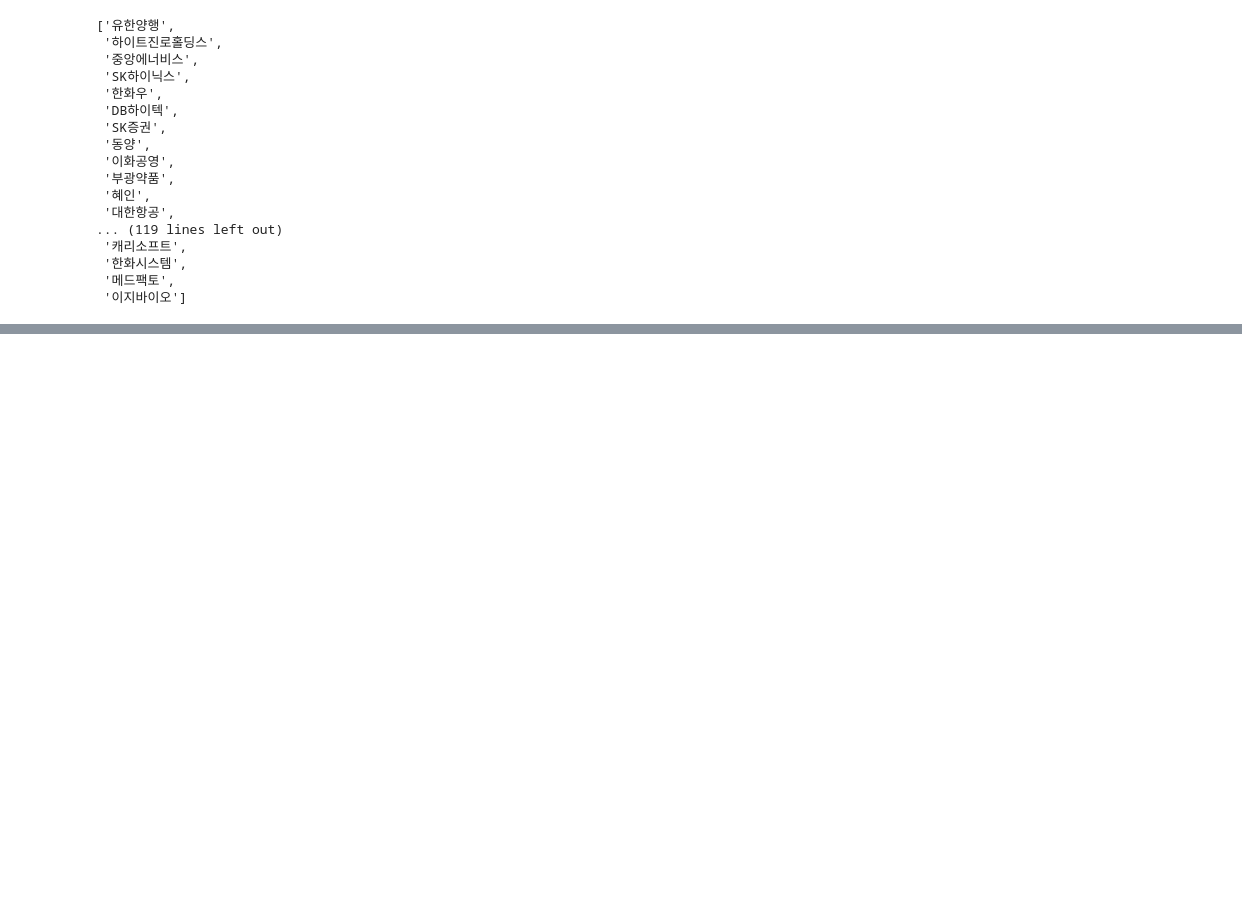
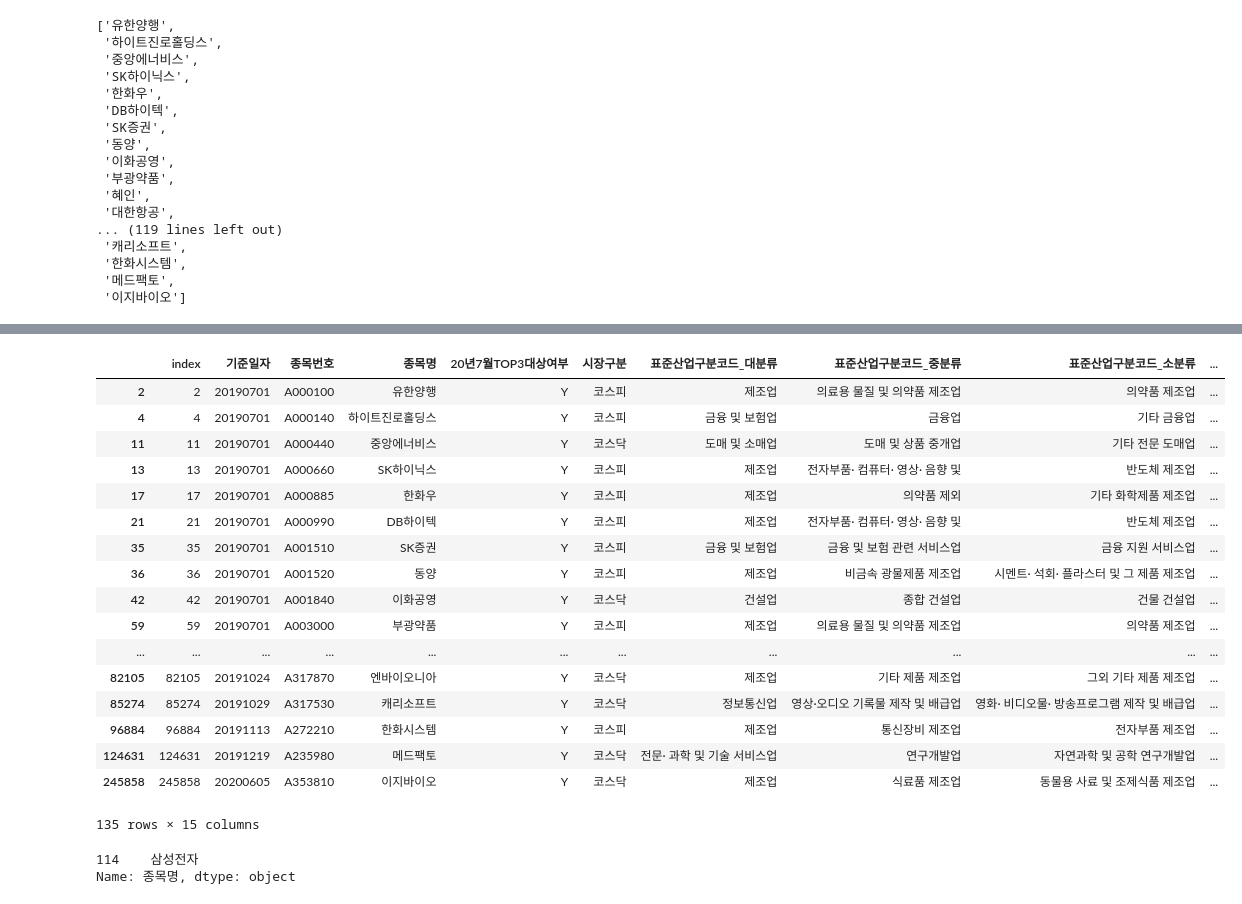
Before and after one commit to NahahaNahaha/Stock_MiraeAsset, a Jupyter notebook: ML_mirae.ipynb, the cells around one changed output, grey strips where cells are left out. Saved outputs shown, nothing was run; the diff lists cells and outputs as text; code cells hidden in the pictures; blank space fills up the shorter version.

```diff
--- a/ML_mirae.ipynb
+++ b/ML_mirae.ipynb
@@ -191,0 +334,26 @@ dtype: int64
+# %%
+target_data_pool
+# %% [output]
+|  | index | 기준일자 | 종목번호 | 종목명 | 20년7월TOP3대상여부 | 시장구분 | 표준산업구분코드_대분류 | 표준산업구분코드_중분류 | 표준산업구분코드_소분류 | ... |
+| 2 | 2 | 20190701 | A000100 | 유한양행 | Y | 코스피 | 제조업 | 의료용 물질 및 의약품 제조업 | 의약품 제조업 | ... |
+| 4 | 4 | 20190701 | A000140 | 하이트진로홀딩스 | Y | 코스피 | 금융 및 보험업 | 금융업 | 기타 금융업 | ... |
+| 11 | 11 | 20190701 | A000440 | 중앙에너비스 | Y | 코스닥 | 도매 및 소매업 | 도매 및 상품 중개업 | 기타 전문 도매업 | ... |
+| 13 | 13 | 20190701 | A000660 | SK하이닉스 | Y | 코스피 | 제조업 | 전자부품· 컴퓨터· 영상· 음향 및 | 반도체 제조업 | ... |
+| 17 | 17 | 20190701 | A000885 | 한화우 | Y | 코스피 | 제조업 | 의약품 제외 | 기타 화학제품 제조업 | ... |
+| 21 | 21 | 20190701 | A000990 | DB하이텍 | Y | 코스피 | 제조업 | 전자부품· 컴퓨터· 영상· 음향 및 | 반도체 제조업 | ... |
+| 35 | 35 | 20190701 | A001510 | SK증권 | Y | 코스피 | 금융 및 보험업 | 금융 및 보험 관련 서비스업 | 금융 지원 서비스업 | ... |
+| 36 | 36 | 20190701 | A001520 | 동양 | Y | 코스피 | 제조업 | 비금속 광물제품 제조업 | 시멘트· 석회· 플라스터 및 그 제품 제조업 | ... |
+| 42 | 42 | 20190701 | A001840 | 이화공영 | Y | 코스닥 | 건설업 | 종합 건설업 | 건물 건설업 | ... |
+| 59 | 59 | 20190701 | A003000 | 부광약품 | Y | 코스피 | 제조업 | 의료용 물질 및 의약품 제조업 | 의약품 제조업 | ... |
+| ... | ... | ... | ... | ... | ... | ... | ... | ... | ... | ... |
+| 82105 | 82105 | 20191024 | A317870 | 엔바이오니아 | Y | 코스닥 | 제조업 | 기타 제품 제조업 | 그외 기타 제품 제조업 | ... |
+| 85274 | 85274 | 20191029 | A317530 | 캐리소프트 | Y | 코스닥 | 정보통신업 | 영상·오디오 기록물 제작 및 배급업 | 영화· 비디오물· 방송프로그램 제작 및 배급업 | ... |
+| 96884 | 96884 | 20191113 | A272210 | 한화시스템 | Y | 코스피 | 제조업 | 통신장비 제조업 | 전자부품 제조업 | ... |
+| 124631 | 124631 | 20191219 | A235980 | 메드팩토 | Y | 코스닥 | 전문· 과학 및 기술 서비스업 | 연구개발업 | 자연과학 및 공학 연구개발업 | ... |
+| 245858 | 245858 | 20200605 | A353810 | 이지바이오 | Y | 코스닥 | 제조업 | 식료품 제조업 | 동물용 사료 및 조제식품 제조업 | ... |
+135 rows × 15 columns
+# %%
+p = target_data_pool[target_data_pool['종목번호'] == pre_train_target_variable[0]]['종목명']
+# %% [output]
+114    삼성전자
+Name: 종목명, dtype: object
```
Also changed, not shown: parts of 32 cells of this notebook.
